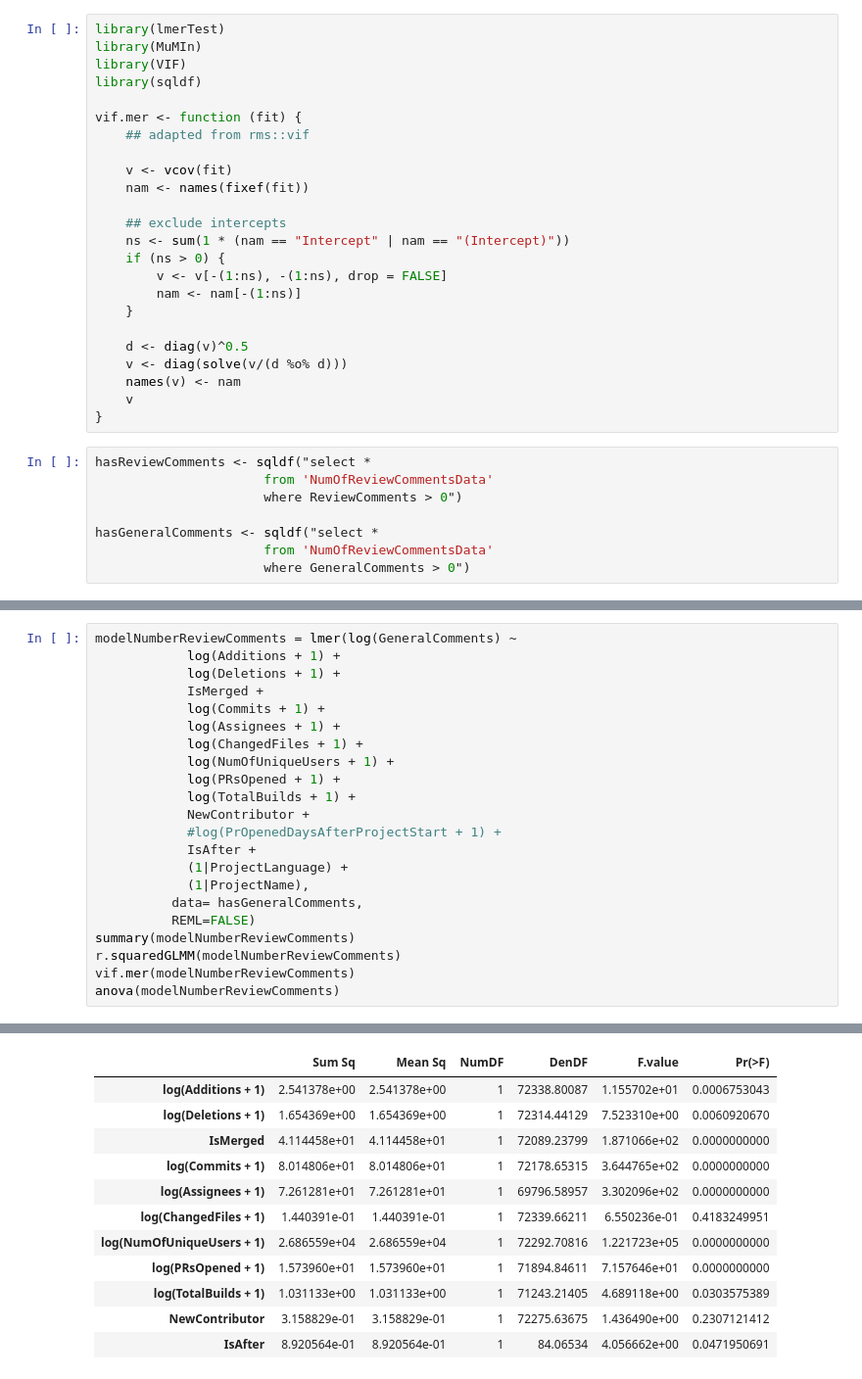
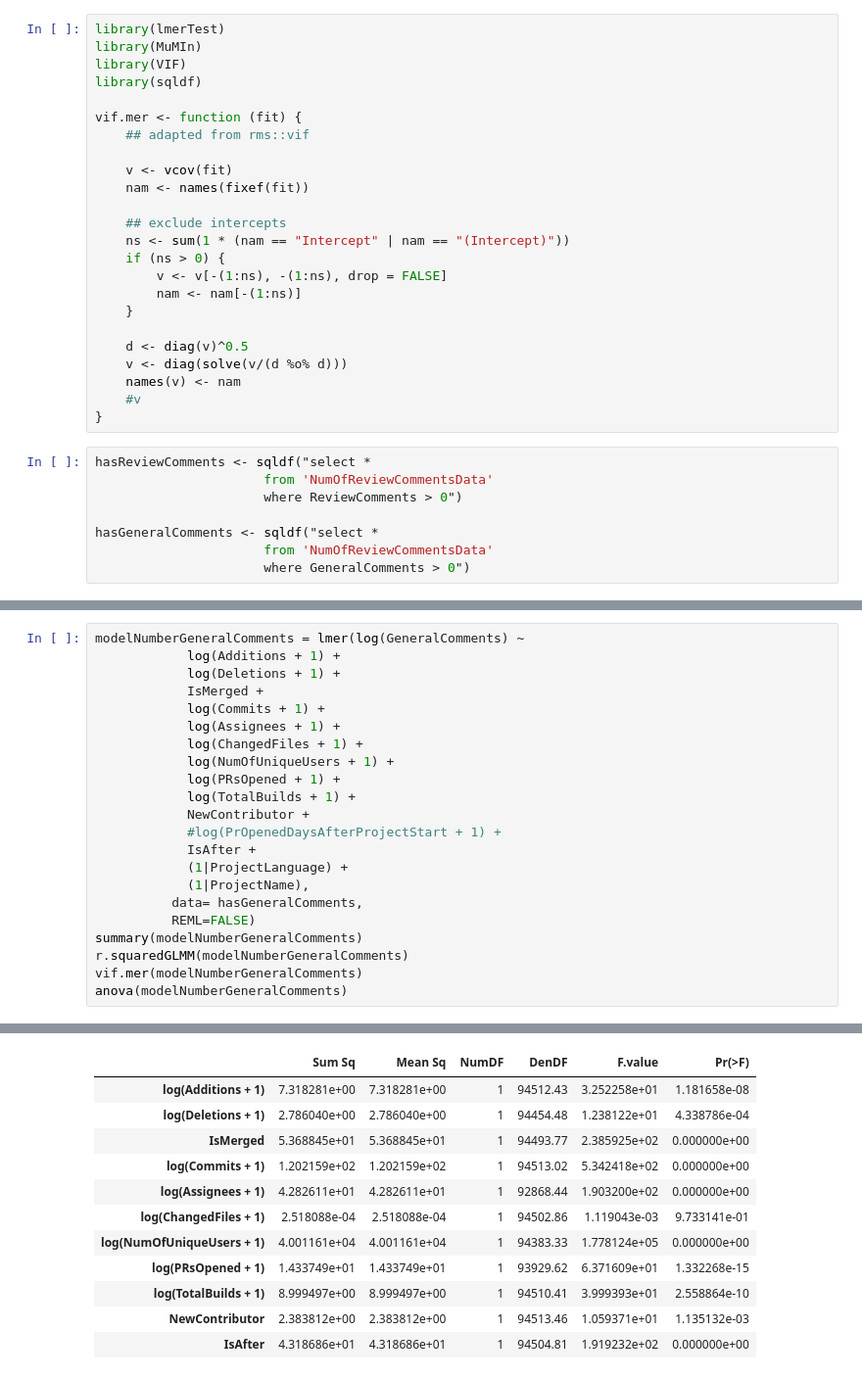
Before and after one commit to TheDutchDevil/code_reviews, a Jupyter notebook: analysis/share_of_comments_models.ipynb, the cells around one changed output, grey strips where cells are left out. Shown: that part at 98% size. Cells and saved outputs as stored; diff of their text form.

```diff
--- a/analysis/share_of_comments_models.ipynb
+++ b/analysis/share_of_comments_models.ipynb
@@ -68,7 +46,7 @@ vif.mer <- function (fit) {
     d <- diag(v)^0.5
     v <- diag(solve(v/(d %o% d)))
     names(v) <- nam
-    v
+    #v
 }
 # %%
 hasReviewComments <- sqldf("select *
@@ -147,5 +113,5 @@ log(NumOfUniqueUsers + 1)        log(PRsOpened + 1)      log(TotalBuilds + 1)
 # %%
-modelNumberReviewComments = lmer(log(GeneralComments) ~
+modelNumberGeneralComments = lmer(log(GeneralComments) ~
             log(Additions + 1) +
             log(Deletions + 1) +
             IsMerged +
@@ -162,10 +128,10 @@ modelNumberReviewComments = lmer(log(GeneralComments) ~
             (1|ProjectName),
           data= hasGeneralComments,
           REML=FALSE)
-summary(modelNumberReviewComments)
-r.squaredGLMM(modelNumberReviewComments)
-vif.mer(modelNumberReviewComments)
-anova(modelNumberReviewComments)
+summary(modelNumberGeneralComments)
+r.squaredGLMM(modelNumberGeneralComments)
+vif.mer(modelNumberGeneralComments)
+anova(modelNumberGeneralComments)
 # %% [output]
 Linear mixed model fit by maximum likelihood t-tests use Satterthwaite
   approximations to degrees of freedom [lmerMod]
@@ -197,15 +155,15 @@ log(NumOfUniqueUsers + 1)        log(PRsOpened + 1)      log(TotalBuilds + 1)
 |  | Sum Sq | Mean Sq | NumDF | DenDF | F.value | Pr(>F) |
-| log(Additions + 1) | 2.541378e+00 | 2.541378e+00 | 1 | 72338.80087 | 1.155702e+01 | 0.0006753043 |
-| log(Deletions + 1) | 1.654369e+00 | 1.654369e+00 | 1 | 72314.44129 | 7.523310e+00 | 0.0060920670 |
-| IsMerged | 4.114458e+01 | 4.114458e+01 | 1 | 72089.23799 | 1.871066e+02 | 0.0000000000 |
-| log(Commits + 1) | 8.014806e+01 | 8.014806e+01 | 1 | 72178.65315 | 3.644765e+02 | 0.0000000000 |
-| log(Assignees + 1) | 7.261281e+01 | 7.261281e+01 | 1 | 69796.58957 | 3.302096e+02 | 0.0000000000 |
-| log(ChangedFiles + 1) | 1.440391e-01 | 1.440391e-01 | 1 | 72339.66211 | 6.550236e-01 | 0.4183249951 |
-| log(NumOfUniqueUsers + 1) | 2.686559e+04 | 2.686559e+04 | 1 | 72292.70816 | 1.221723e+05 | 0.0000000000 |
-| log(PRsOpened + 1) | 1.573960e+01 | 1.573960e+01 | 1 | 71894.84611 | 7.157646e+01 | 0.0000000000 |
-| log(TotalBuilds + 1) | 1.031133e+00 | 1.031133e+00 | 1 | 71243.21405 | 4.689118e+00 | 0.0303575389 |
-| NewContributor | 3.158829e-01 | 3.158829e-01 | 1 | 72275.63675 | 1.436490e+00 | 0.2307121412 |
-| IsAfter | 8.920564e-01 | 8.920564e-01 | 1 | 84.06534 | 4.056662e+00 | 0.0471950691 |
+| log(Additions + 1) | 7.318281e+00 | 7.318281e+00 | 1 | 94512.43 | 3.252258e+01 | 1.181658e-08 |
+| log(Deletions + 1) | 2.786040e+00 | 2.786040e+00 | 1 | 94454.48 | 1.238122e+01 | 4.338786e-04 |
+| IsMerged | 5.368845e+01 | 5.368845e+01 | 1 | 94493.77 | 2.385925e+02 | 0.000000e+00 |
+| log(Commits + 1) | 1.202159e+02 | 1.202159e+02 | 1 | 94513.02 | 5.342418e+02 | 0.000000e+00 |
+| log(Assignees + 1) | 4.282611e+01 | 4.282611e+01 | 1 | 92868.44 | 1.903200e+02 | 0.000000e+00 |
+| log(ChangedFiles + 1) | 2.518088e-04 | 2.518088e-04 | 1 | 94502.86 | 1.119043e-03 | 9.733141e-01 |
+| log(NumOfUniqueUsers + 1) | 4.001161e+04 | 4.001161e+04 | 1 | 94383.33 | 1.778124e+05 | 0.000000e+00 |
+| log(PRsOpened + 1) | 1.433749e+01 | 1.433749e+01 | 1 | 93929.62 | 6.371609e+01 | 1.332268e-15 |
+| log(TotalBuilds + 1) | 8.999497e+00 | 8.999497e+00 | 1 | 94510.41 | 3.999393e+01 | 2.558864e-10 |
+| NewContributor | 2.383812e+00 | 2.383812e+00 | 1 | 94513.46 | 1.059371e+01 | 1.135132e-03 |
+| IsAfter | 4.318686e+01 | 4.318686e+01 | 1 | 94504.81 | 1.919232e+02 | 0.000000e+00 |
 # %%
 modelShareReviewComments = lmer(log(ShareReviewComments + 1) ~
             log(Additions + 1) +
```
Also changed, not shown: parts of 10 cells of this notebook, 42 other files.
